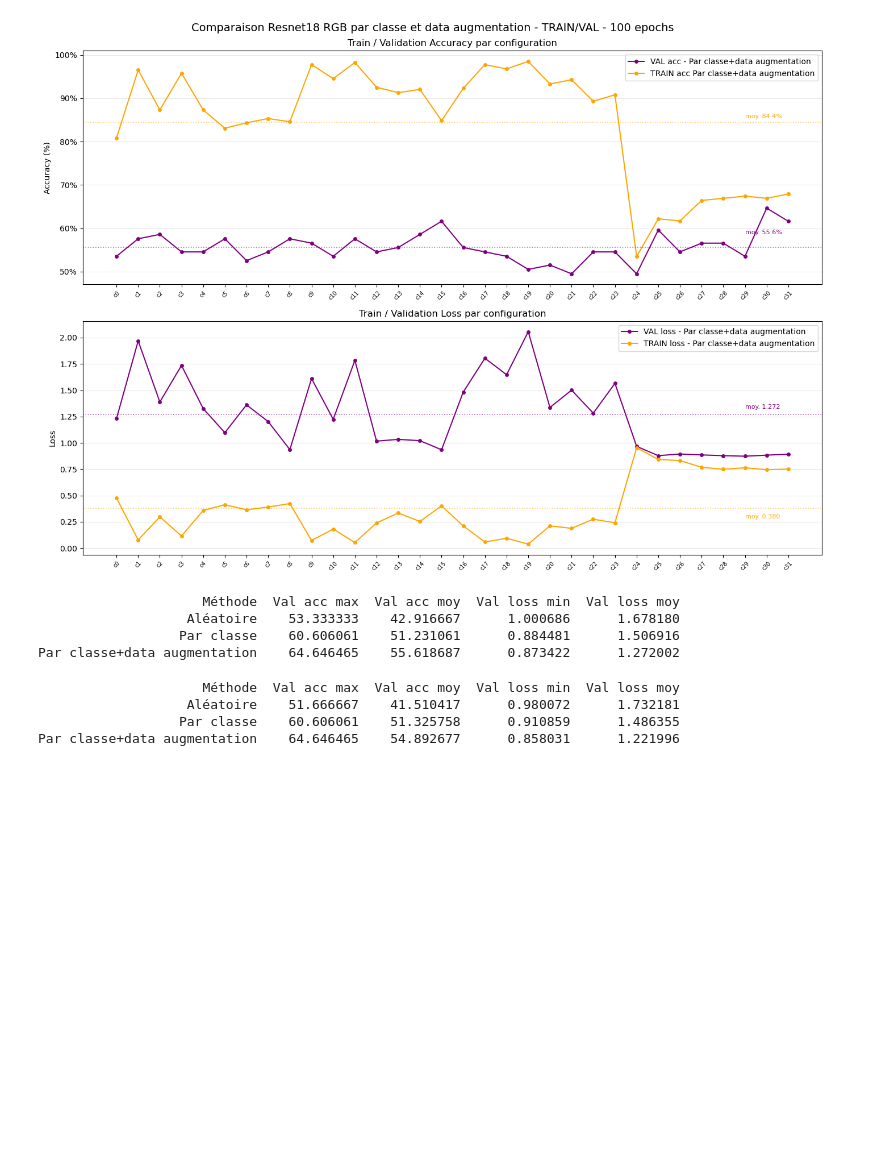
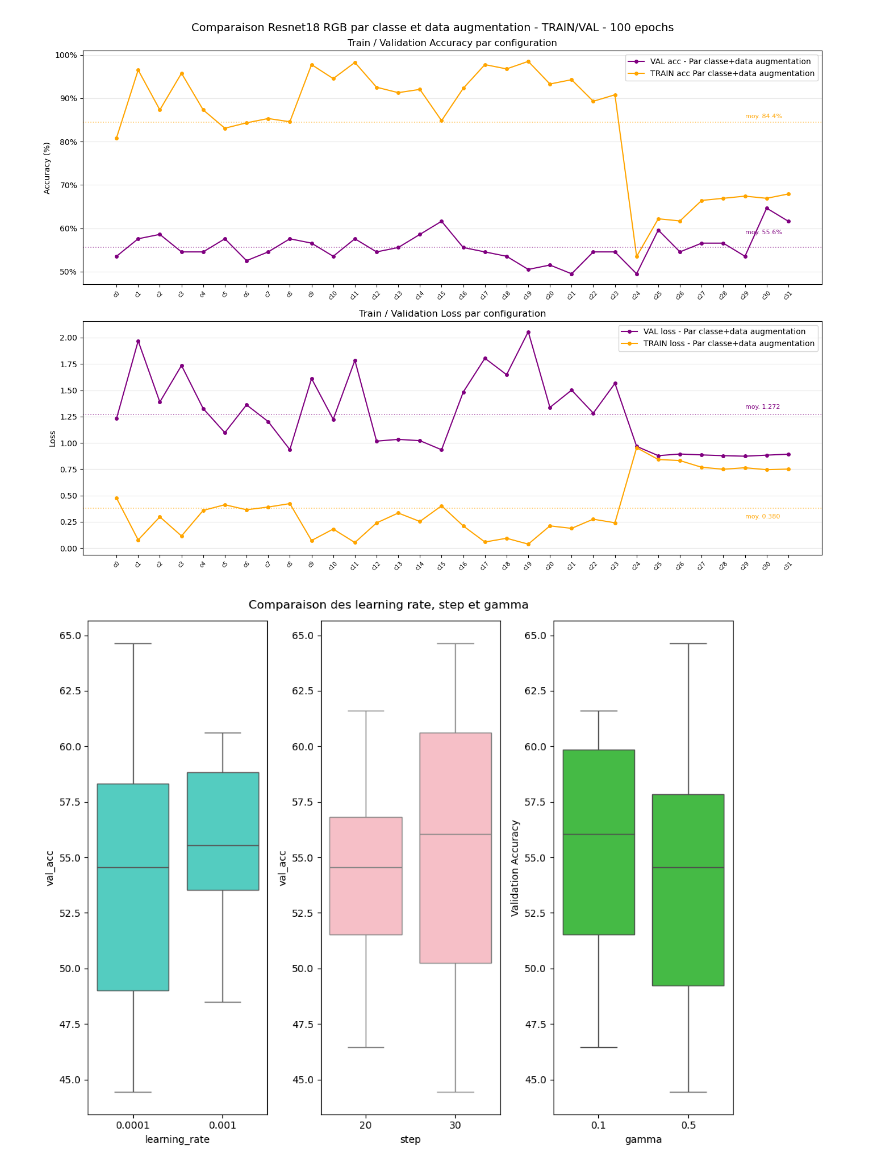
Before and after one commit to tinyhurricaneclarity/projet-deep-learning-m1, a Jupyter notebook: resnet18/src/resnet18_RGB/results/visualisation_grid_18_RGB.ipynb, the cells around one changed output. Cells and saved outputs as stored; diff of their text form; code cells hidden in the pictures; blank space fills up the shorter version.

```diff
--- a/resnet18/src/resnet18_RGB/results/visualisation_grid_18_RGB.ipynb
+++ b/resnet18/src/resnet18_RGB/results/visualisation_grid_18_RGB.ipynb
@@ -35,3 +35,8 @@ config_par_classe_aug_100 = grid_par_classe_aug_100['config'].str.extract(r'(con
 
 
 #autre manière de faire : labels = [f"c{i}" for i in range(len(df_random))] mais ne permet pas de s'assurer que c'est la bonne config
+# %%
+# Création de la colonne learning_rate, gamma, et step
+grid_par_classe_aug_50['learning_rate'] = (grid_par_classe_aug_50['config'].str.extract(r'lr([0-9.]+)').astype(float))
+grid_par_classe_aug_50['step'] = (grid_par_classe_aug_50['config'].str.extract(r'step([0-9]+)').astype(int))
+grid_par_classe_aug_50['gamma'] = (grid_par_classe_aug_50['config'].str.extract(r'gamma([0-9.]+)').astype(float))
@@ -607,37 +628,35 @@ plt.savefig("comparaison_train_val_metrics_100.png", dpi=150, bbox_inches="tight
 plt.show()
 # %% [output]
 [figure]
-# %%
-#100 epochs
-
-summary = pd.DataFrame({
-    "Méthode":         ["Aléatoire",  "Par classe", "Par classe+data augmentation"],
-    "Val acc max":     [grid_classique_100["val_acc"].max(), grid_par_classe_100["val_acc"].max(), grid_par_classe_aug_100["val_acc"].max()],
-    "Val acc moy":     [grid_classique_100["val_acc"].mean(), grid_par_classe_100["val_acc"].mean(),grid_par_classe_aug_100["val_acc"].mean()],
-    "Val loss min":    [grid_classique_100["val_loss"].min(), grid_par_classe_100["val_loss"].min(),grid_par_classe_aug_100["val_loss"].min()],
-    "Val loss moy":    [grid_classique_100["val_loss"].mean(),grid_par_classe_100["val_loss"].mean(),grid_par_classe_aug_100["val_loss"].mean()],
-
-})
-print(summary.to_string(index=False))
-# %% [output]
-                     Méthode  Val acc max  Val acc moy  Val loss min  Val loss moy
-                   Aléatoire    53.333333    42.916667      1.000686      1.678180
-                  Par classe    60.606061    51.231061      0.884481      1.506916
-Par classe+data augmentation    64.646465    55.618687      0.873422      1.272002
-# %%
-#50 epochs
-
-summary = pd.DataFrame({
-    "Méthode":         ["Aléatoire",  "Par classe", "Par classe+data augmentation"],
-    "Val acc max":     [grid_classique_50["val_acc"].max(), grid_par_classe_50["val_acc"].max(), grid_par_classe_aug_50["val_acc"].max()],
-    "Val acc moy":     [grid_classique_50["val_acc"].mean(), grid_par_classe_50["val_acc"].mean(),grid_par_classe_aug_50["val_acc"].mean()],
-    "Val loss min":    [grid_classique_50["val_loss"].min(), grid_par_classe_50["val_loss"].min(),grid_par_classe_aug_50["val_loss"].min()],
-    "Val loss moy":    [grid_classique_50["val_loss"].mean(),grid_par_classe_50["val_loss"].mean(),grid_par_classe_aug_50["val_loss"].mean()],
-
-})
-print(summary.to_string(index=False))
-# %% [output]
-                     Méthode  Val acc max  Val acc moy  Val loss min  Val loss moy
-                   Aléatoire    51.666667    41.510417      0.980072      1.732181
-                  Par classe    60.606061    51.325758      0.910859      1.486355
-Par classe+data augmentation    64.646465    54.892677      0.858031      1.221996
+# %%
+fig, axes = plt.subplots(1,3, figsize=(10,8))
+axe1 = axes[0]
+axe2 = axes[1]
+axe3 = axes[2]
+
+sns.boxplot(
+    data=grid_par_classe_aug_50,
+    x='learning_rate',
+    y='val_acc', ax=axe1, color="turquoise"
+)
+
+sns.boxplot(
+    data=grid_par_classe_aug_50,
+    x='step',
+    y='val_acc', ax=axe2, color="lightpink"
+)
+
+sns.boxplot(
+    data=grid_par_classe_aug_50,
+    x='gamma',
+    y='val_acc', ax=axe3, color="limegreen"
+)
+
+plt.suptitle("Comparaison des learning rate, step et gamma")
+
+plt.ylabel("Validation Accuracy")
+plt.tight_layout()
+plt.savefig("figures/Comparaison_learning rate_step_et_gamma_18_RGB.png", dpi=150, bbox_inches="tight")
+plt.show()
+# %% [output]
+[figure, added]
```
Also changed, not shown: parts of 8 cells of this notebook, 14 other files.
